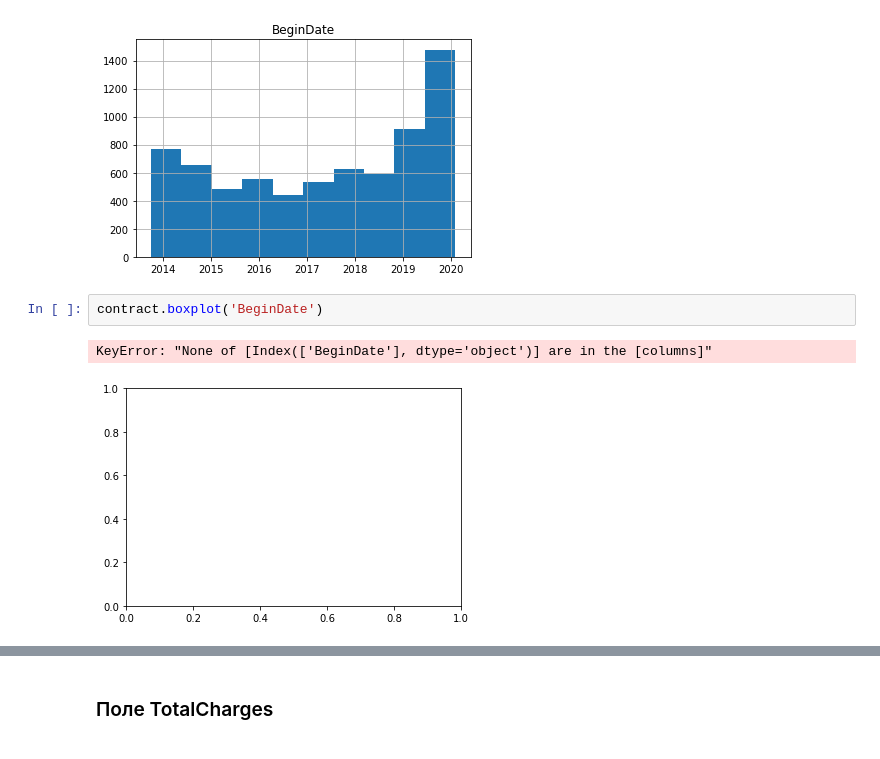
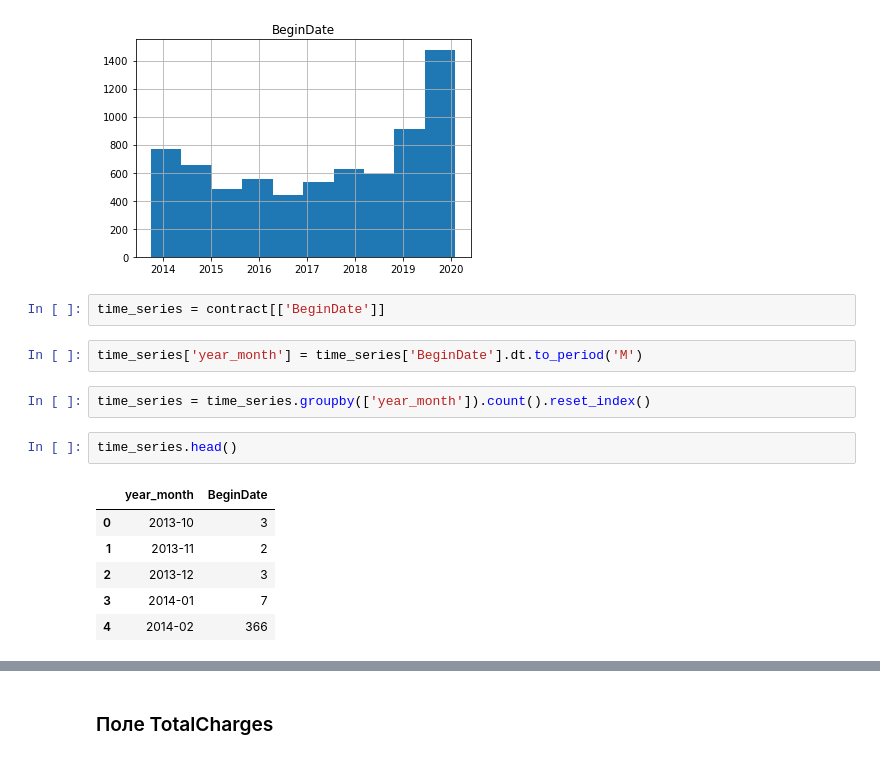
Before and after one commit to Chularev/study_cv, a Jupyter notebook: notebook.ipynb, the cells around one changed output, grey strips where cells are left out. Saved outputs shown, nothing was run; the diff lists cells and outputs as text.

```diff
--- a/notebook.ipynb
+++ b/notebook.ipynb
@@ -194,8 +198,18 @@ plt.title('BeginDate')
 plt.show()
 # %% [output]
 [figure]
-# %%
-contract.boxplot('BeginDate')
-# %% [output]
-KeyError: "None of [Index(['BeginDate'], dtype='object')] are in the [columns]"
-[figure, removed]
+# %%
+time_series = contract[['BeginDate']]
+# %%
+time_series['year_month'] = time_series['BeginDate'].dt.to_period('M')
+# %%
+time_series = time_series.groupby(['year_month']).count().reset_index()
+# %%
+time_series.head()
+# %% [output]
+|  | year_month | BeginDate |
+| 0 | 2013-10 | 3 |
+| 1 | 2013-11 | 2 |
+| 2 | 2013-12 | 3 |
+| 3 | 2014-01 | 7 |
+| 4 | 2014-02 | 366 |
```
Also changed, not shown: parts of 9 cells of this notebook.
